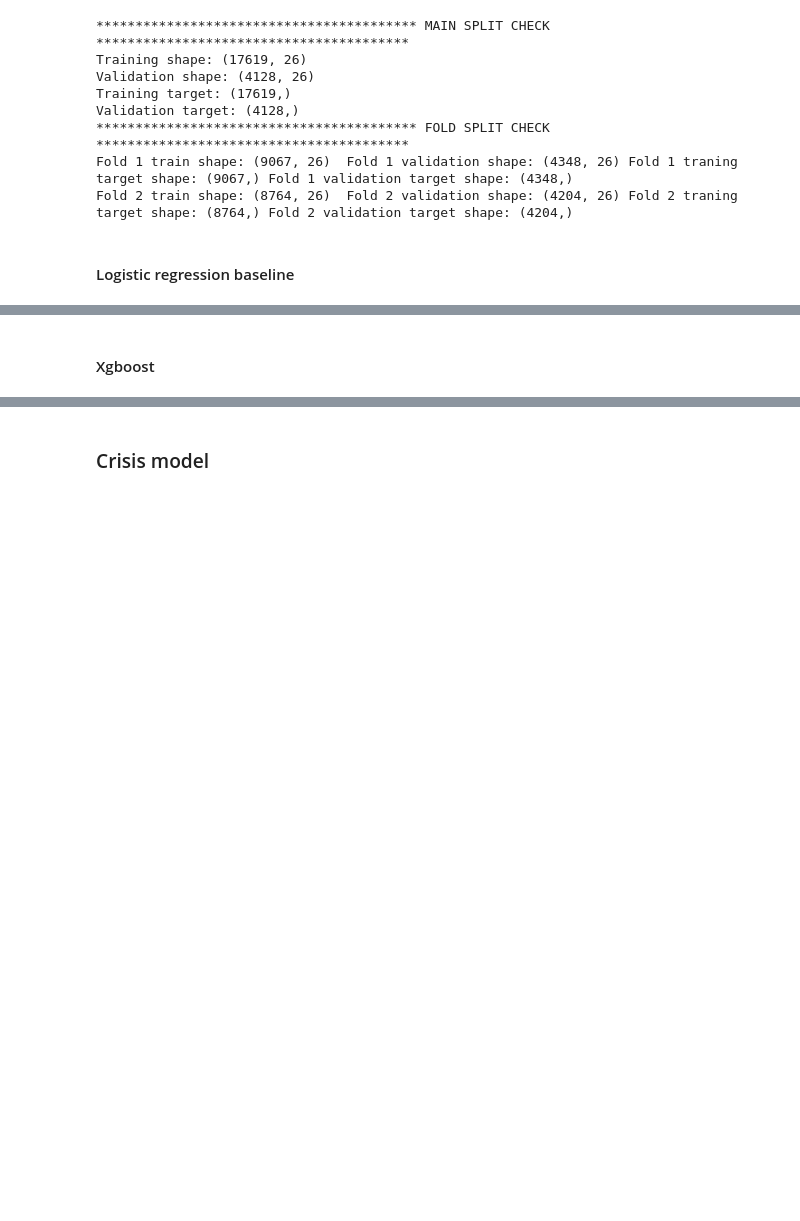
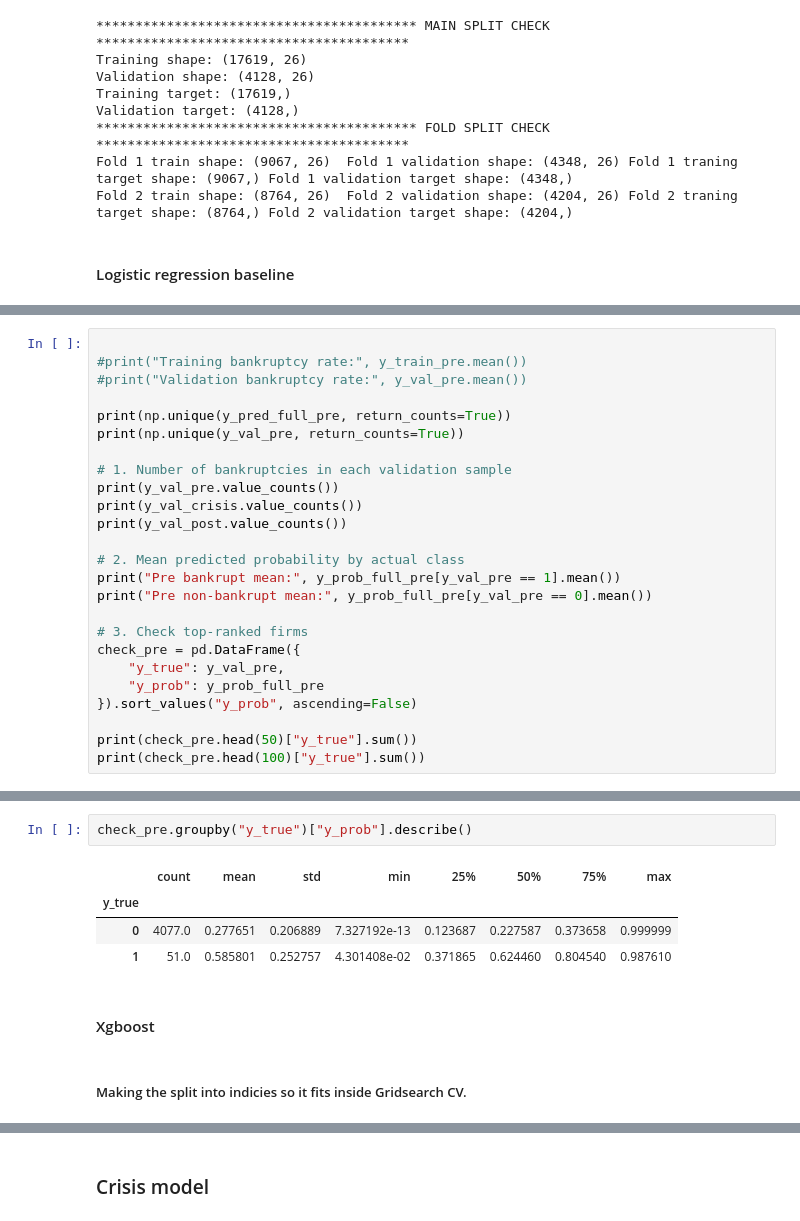
Before and after one commit to jonasstuds-gaard/master-thesis, a Jupyter notebook: Master Thesis/test.ipynb, the cells around one changed output, grey strips where cells are left out. Drawn from its saved outputs; the diff is of its cells as text; blank space fills up the shorter version.

```diff
--- a/Master Thesis/test.ipynb
+++ b/Master Thesis/test.ipynb
@@ -1236,0 +1335,25 @@ Full traning validation AUC: 0.8263
+# %%
+
+#print("Training bankruptcy rate:", y_train_pre.mean())
+#print("Validation bankruptcy rate:", y_val_pre.mean())
+
+print(np.unique(y_pred_full_pre, return_counts=True))
+print(np.unique(y_val_pre, return_counts=True))
+
+# 1. Number of bankruptcies in each validation sample
+print(y_val_pre.value_counts())
+print(y_val_crisis.value_counts())
+print(y_val_post.value_counts())
+
+# 2. Mean predicted probability by actual class
+print("Pre bankrupt mean:", y_prob_full_pre[y_val_pre == 1].mean())
+print("Pre non-bankrupt mean:", y_prob_full_pre[y_val_pre == 0].mean())
+
+# 3. Check top-ranked firms
+check_pre = pd.DataFrame({
+    "y_true": y_val_pre,
+    "y_prob": y_prob_full_pre
+}).sort_values("y_prob", ascending=False)
+
+print(check_pre.head(50)["y_true"].sum())
+print(check_pre.head(100)["y_true"].sum())
@@ -1237,2 +1379,11 @@ Full traning validation AUC: 0.8263
+# %%
+check_pre.groupby("y_true")["y_prob"].describe()
+# %% [output]
+|  | count | mean | std | min | 25% | 50% | 75% | max |
+| y_true |  |  |  |  |  |  |  |  |
+| 0 | 4077.0 | 0.277651 | 0.206889 | 7.327192e-13 | 0.123687 | 0.227587 | 0.373658 | 0.999999 |
+| 1 | 51.0 | 0.585801 | 0.252757 | 4.301408e-02 | 0.371865 | 0.624460 | 0.804540 | 0.987610 |
 # %% [markdown]
 #### Xgboost
+# %% [markdown]
+##### Making the split into indicies so it fits inside Gridsearch CV.
```
Also changed, not shown: parts of 34 cells of this notebook, 13 other files.
